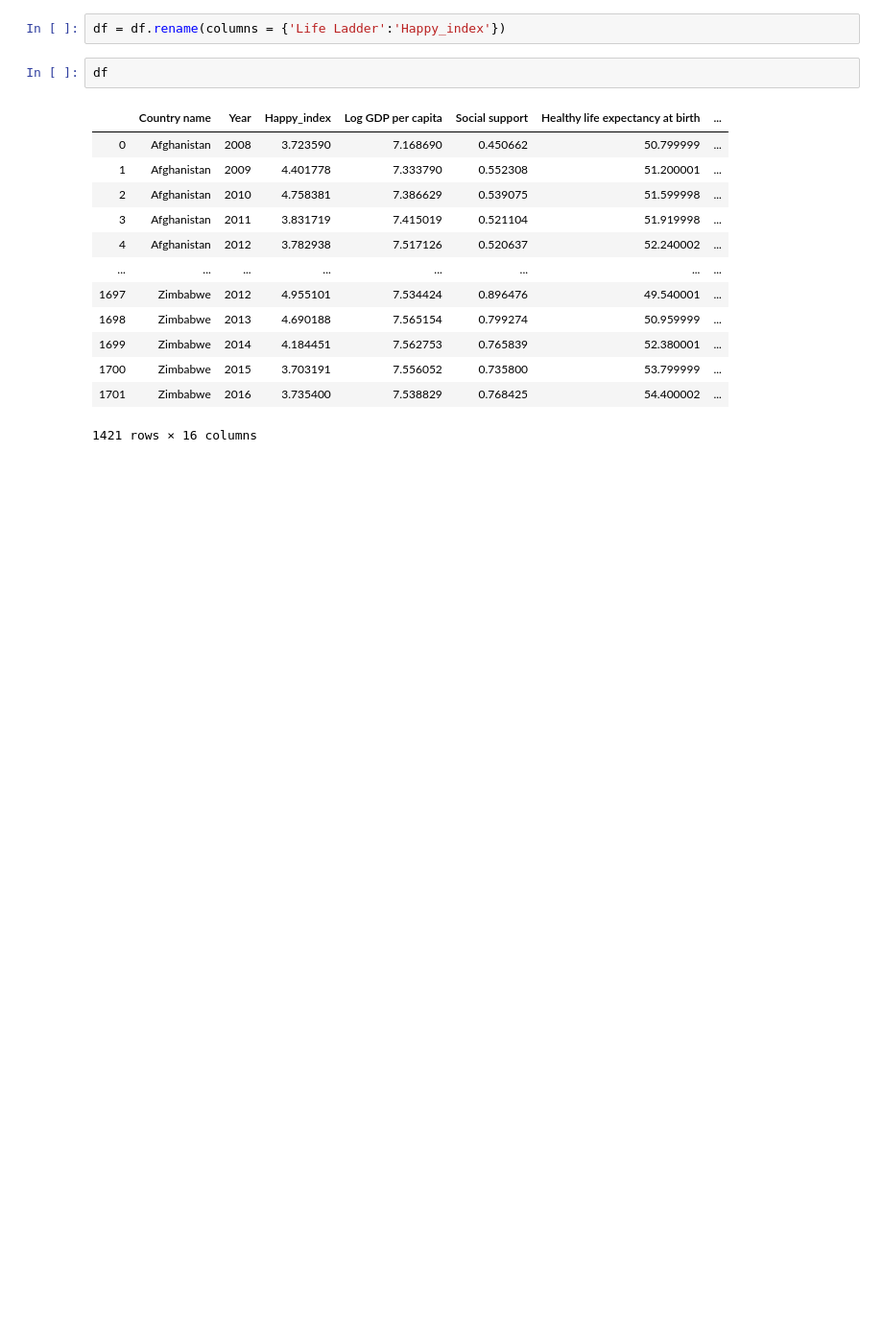
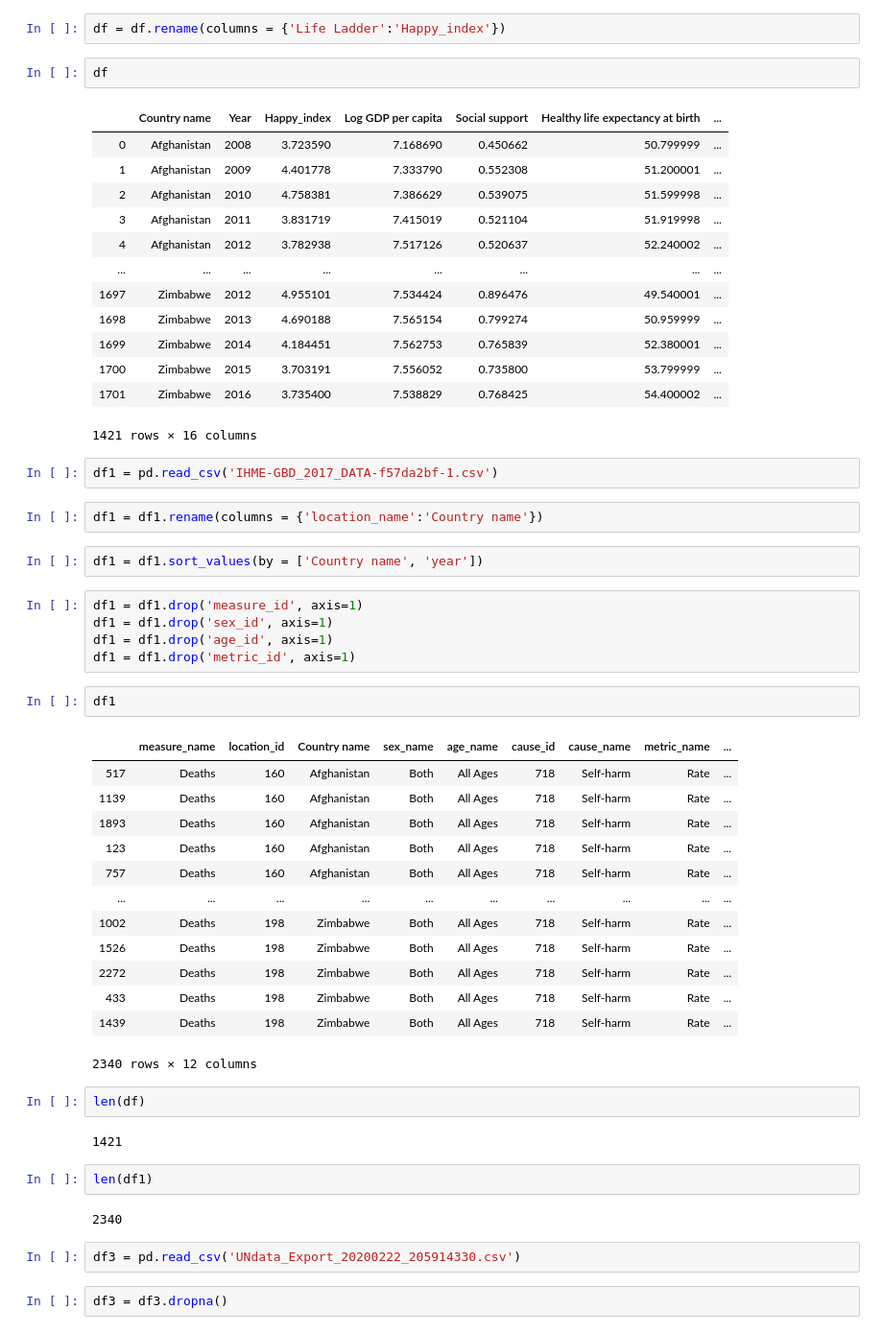
Before and after one commit to k0marrr1/nyc-mhtn-ds-010620-lectures, a Jupyter notebook: week-7/lin_reg_final_project/Untitled.ipynb, the cells around one changed output. Shown at 96% size. Drawn from its saved outputs; the diff is of its cells as text; blank space fills up the shorter version.

```diff
--- a/week-7/lin_reg_final_project/Untitled.ipynb
+++ b/week-7/lin_reg_final_project/Untitled.ipynb
@@ -67,3 +78,42 @@ df
 | 1700 | Zimbabwe | 2015 | 3.703191 | 7.556052 | 0.735800 | 53.799999 | ... |
 | 1701 | Zimbabwe | 2016 | 3.735400 | 7.538829 | 0.768425 | 54.400002 | ... |
 1421 rows × 16 columns
+# %%
+df1 = pd.read_csv('IHME-GBD_2017_DATA-f57da2bf-1.csv')
+# %%
+df1 = df1.rename(columns = {'location_name':'Country name'})
+# %%
+df1 = df1.sort_values(by = ['Country name', 'year'])
+# %%
+df1 = df1.drop('measure_id', axis=1)
+df1 = df1.drop('sex_id', axis=1)
+df1 = df1.drop('age_id', axis=1)
+df1 = df1.drop('metric_id', axis=1)
+# %%
+df1
+# %% [output]
+|  | measure_name | location_id | Country name | sex_name | age_name | cause_id | cause_name | metric_name | ... |
+| 517 | Deaths | 160 | Afghanistan | Both | All Ages | 718 | Self-harm | Rate | ... |
+| 1139 | Deaths | 160 | Afghanistan | Both | All Ages | 718 | Self-harm | Rate | ... |
+| 1893 | Deaths | 160 | Afghanistan | Both | All Ages | 718 | Self-harm | Rate | ... |
+| 123 | Deaths | 160 | Afghanistan | Both | All Ages | 718 | Self-harm | Rate | ... |
+| 757 | Deaths | 160 | Afghanistan | Both | All Ages | 718 | Self-harm | Rate | ... |
+| ... | ... | ... | ... | ... | ... | ... | ... | ... | ... |
+| 1002 | Deaths | 198 | Zimbabwe | Both | All Ages | 718 | Self-harm | Rate | ... |
+| 1526 | Deaths | 198 | Zimbabwe | Both | All Ages | 718 | Self-harm | Rate | ... |
+| 2272 | Deaths | 198 | Zimbabwe | Both | All Ages | 718 | Self-harm | Rate | ... |
+| 433 | Deaths | 198 | Zimbabwe | Both | All Ages | 718 | Self-harm | Rate | ... |
+| 1439 | Deaths | 198 | Zimbabwe | Both | All Ages | 718 | Self-harm | Rate | ... |
+2340 rows × 12 columns
+# %%
+len(df)
+# %% [output]
+1421
+# %%
+len(df1)
+# %% [output]
+2340
+# %%
+df3 = pd.read_csv('UNdata_Export_20200222_205914330.csv')
+# %%
+df3 = df3.dropna()
```
Also changed, not shown: parts of 7 cells of this notebook, 4 other files.
